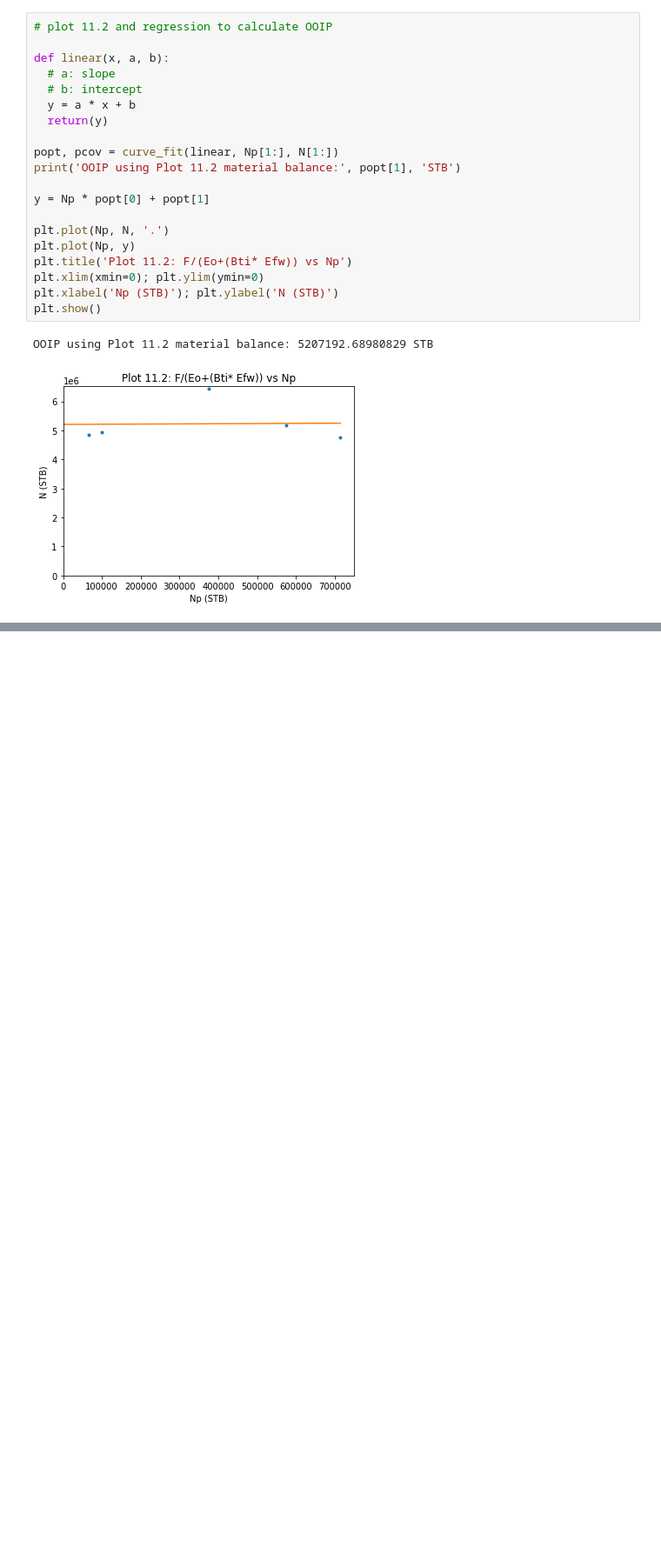
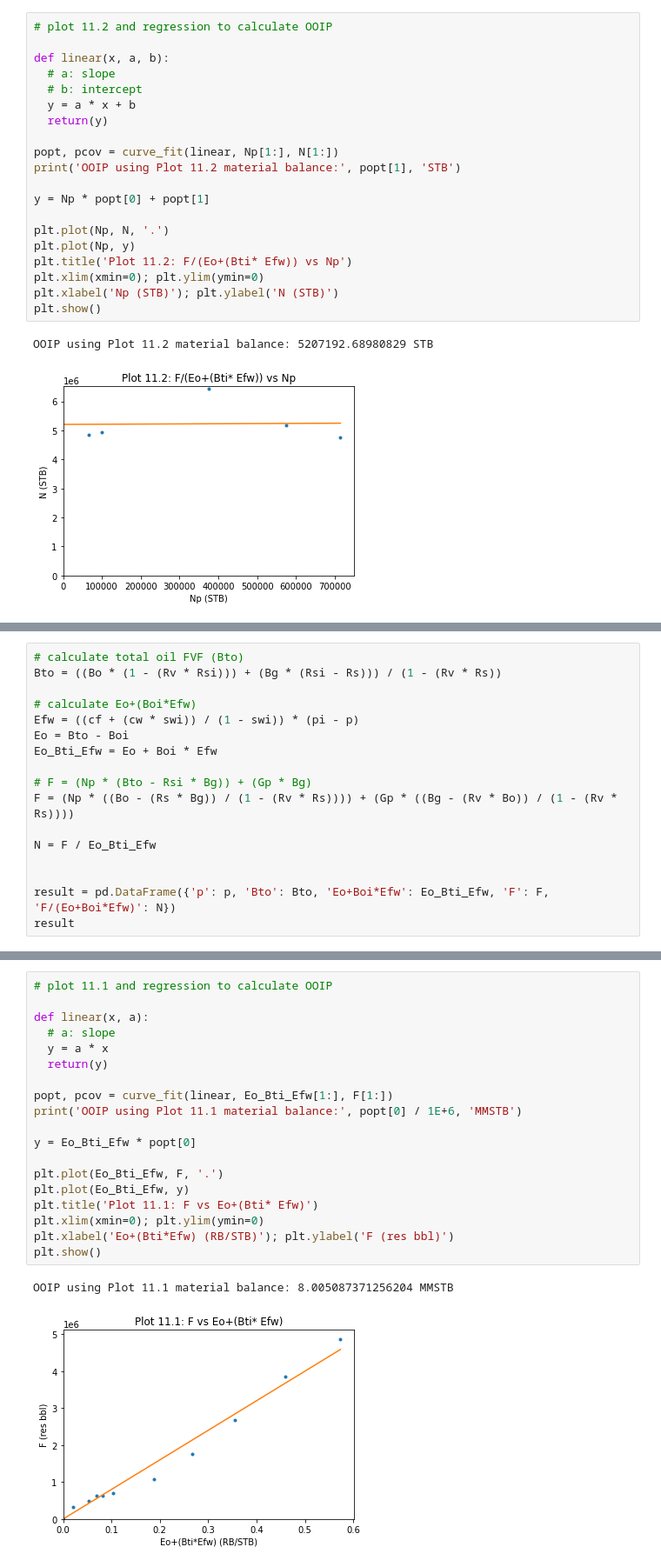
Before and after one commit to yohanesnuwara/reservoir-engineering, a Jupyter notebook: Unit 11 Undersaturated-Oil Reservoirs/notebook/11_examples.ipynb, the cells around one changed output, grey strips where cells are left out. Shown: that part at 87% size. Drawn from its saved outputs; the diff is of its cells as text; blank space fills up the shorter version.

```diff
--- a/Unit 11 Undersaturated-Oil Reservoirs/notebook/11_examples.ipynb
+++ b/Unit 11 Undersaturated-Oil Reservoirs/notebook/11_examples.ipynb
@@ -211,0 +479,17 @@ OOIP using Plot 11.2 material balance: 5207192.68980829 STB
+# %%
+# calculate total oil FVF (Bto)
+Bto = ((Bo * (1 - (Rv * Rsi))) + (Bg * (Rsi - Rs))) / (1 - (Rv * Rs))
+
+# calculate Eo+(Boi*Efw)
+Efw = ((cf + (cw * swi)) / (1 - swi)) * (pi - p)
+Eo = Bto - Boi
+Eo_Bti_Efw = Eo + Boi * Efw
+
+# F = (Np * (Bto - Rsi * Bg)) + (Gp * Bg)
+F = (Np * ((Bo - (Rs * Bg)) / (1 - (Rv * Rs)))) + (Gp * ((Bg - (Rv * Bo)) / (1 - (Rv * Rs))))
+
+N = F / Eo_Bti_Efw
+
+
+result = pd.DataFrame({'p': p, 'Bto': Bto, 'Eo+Boi*Efw': Eo_Bti_Efw, 'F': F, 'F/(Eo+Boi*Efw)': N})
+result
@@ -211,0 +509,22 @@ OOIP using Plot 11.2 material balance: 5207192.68980829 STB
+# %%
+# plot 11.1 and regression to calculate OOIP
+
+def linear(x, a):
+  # a: slope
+  y = a * x
+  return(y)
+
+popt, pcov = curve_fit(linear, Eo_Bti_Efw[1:], F[1:])
+print('OOIP using Plot 11.1 material balance:', popt[0] / 1E+6, 'MMSTB')
+
+y = Eo_Bti_Efw * popt[0]
+
+plt.plot(Eo_Bti_Efw, F, '.')
+plt.plot(Eo_Bti_Efw, y)
+plt.title('Plot 11.1: F vs Eo+(Bti* Efw)')
+plt.xlim(xmin=0); plt.ylim(ymin=0)
+plt.xlabel('Eo+(Bti*Efw) (RB/STB)'); plt.ylabel('F (res bbl)')
+plt.show()
+# %% [output]
+OOIP using Plot 11.1 material balance: 8.005087371256204 MMSTB
+[figure, added]
```
Also changed, not shown: parts of 28 cells of this notebook.
